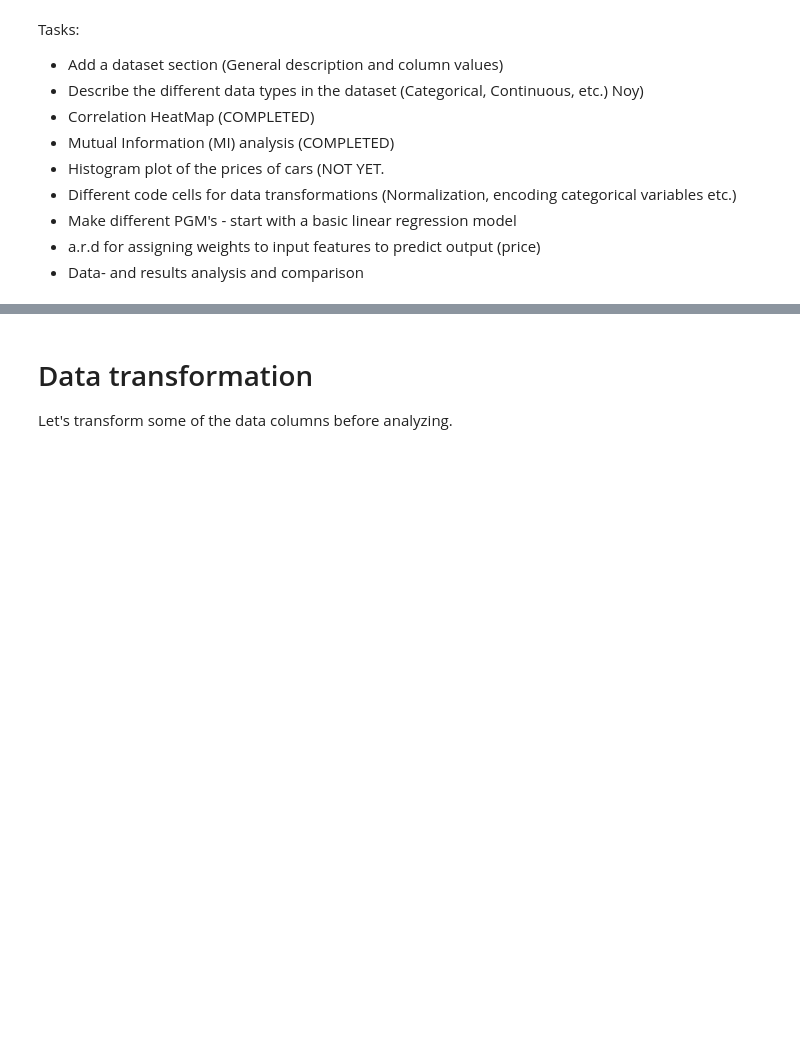
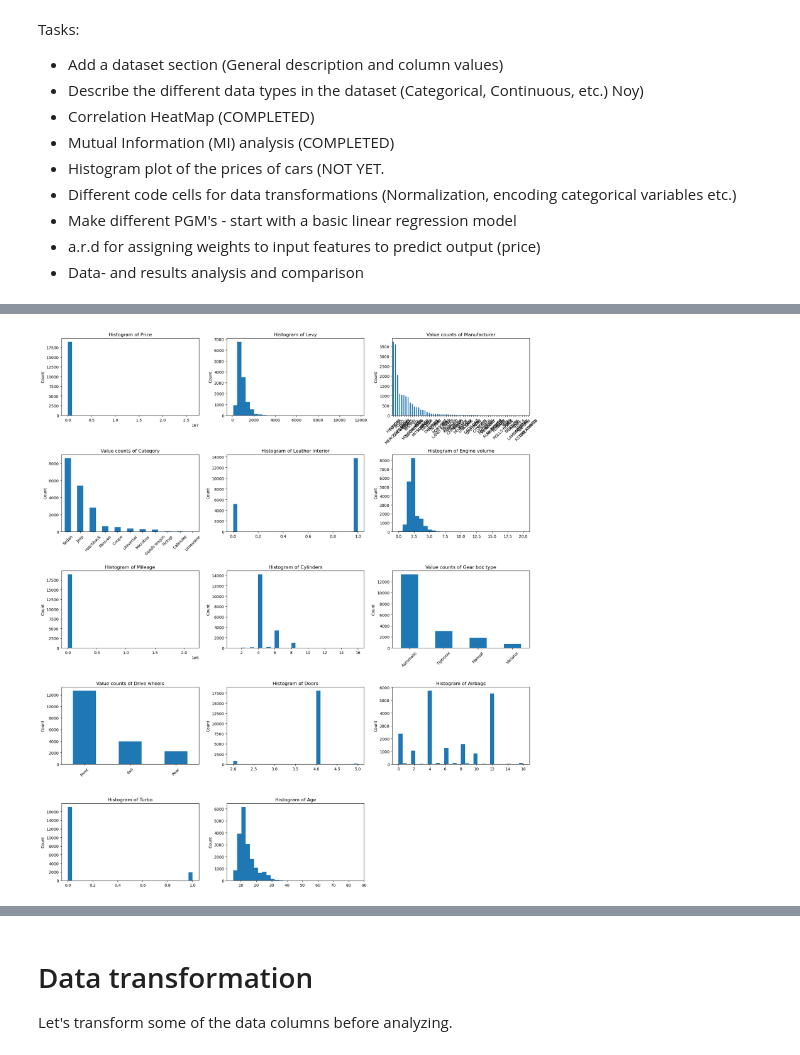
Before and after one commit to Harborg1/Model-Based-ML, a Jupyter notebook: model_based_ml_project.ipynb, the cells around one changed output, grey strips where cells are left out. Saved outputs shown, nothing was run; the diff lists cells and outputs as text; code cells hidden in the pictures; blank space fills up the shorter version.

```diff
--- a/model_based_ml_project.ipynb
+++ b/model_based_ml_project.ipynb
@@ -109,0 +153,10 @@ Let's create some visualizations to better understand the data.
+# %%
+# Drop irrelevant columns -4 columns
+df_cleaned = df.drop(columns=['ID', 'Model', 'Color', 'Wheel'])
+
+# Levy to numeric
+df_cleaned['Levy'] = df_cleaned['Levy'].replace('-', pd.NA)
+df_cleaned['Levy'] = pd.to_numeric(df_cleaned['Levy'], errors='coerce')
+
+#Leather interior to binary
+df_cleaned['Leather interior'] = df_cleaned['Leather interior'].map({'Yes': 1, 'No': 0})
@@ -109,0 +221,33 @@ Let's create some visualizations to better understand the data.
+# %%
+# Number of columns per row in the plot grid
+n_cols = 3
+n_rows = -(-len(df_cleaned.columns) // n_cols)  # Ceiling division
+
+# Create subplots
+fig, axes = plt.subplots(n_rows, n_cols, figsize=(18, n_rows * 4))
+axes = axes.flatten()
+
+# Plot each feature
+for i, col in enumerate(df_cleaned.columns):
+    ax = axes[i]
+    try:
+        # If the column can be converted to numeric, use histogram
+        df_cleaned[col].astype(float)
+        df_cleaned[col].astype(float).plot(kind='hist', bins=30, ax=ax)
+        ax.set_title(f"Histogram of {col}")
+    except:
+        # Otherwise, treat as categorical and use bar chart
+        df_cleaned[col].value_counts(dropna=False).plot(kind='bar', ax=ax)
+        ax.set_title(f"Value counts of {col}")
+        ax.tick_params(axis='x', rotation=45)
+    ax.set_xlabel('')
+    ax.set_ylabel('Count')
+
+# Hide any unused subplots
+for j in range(i+1, len(axes)):
+    axes[j].axis('off')
+
+plt.tight_layout()
+plt.show()
+# %% [output]
+[figure, added]
```
Also changed, not shown: parts of 54 cells of this notebook.
